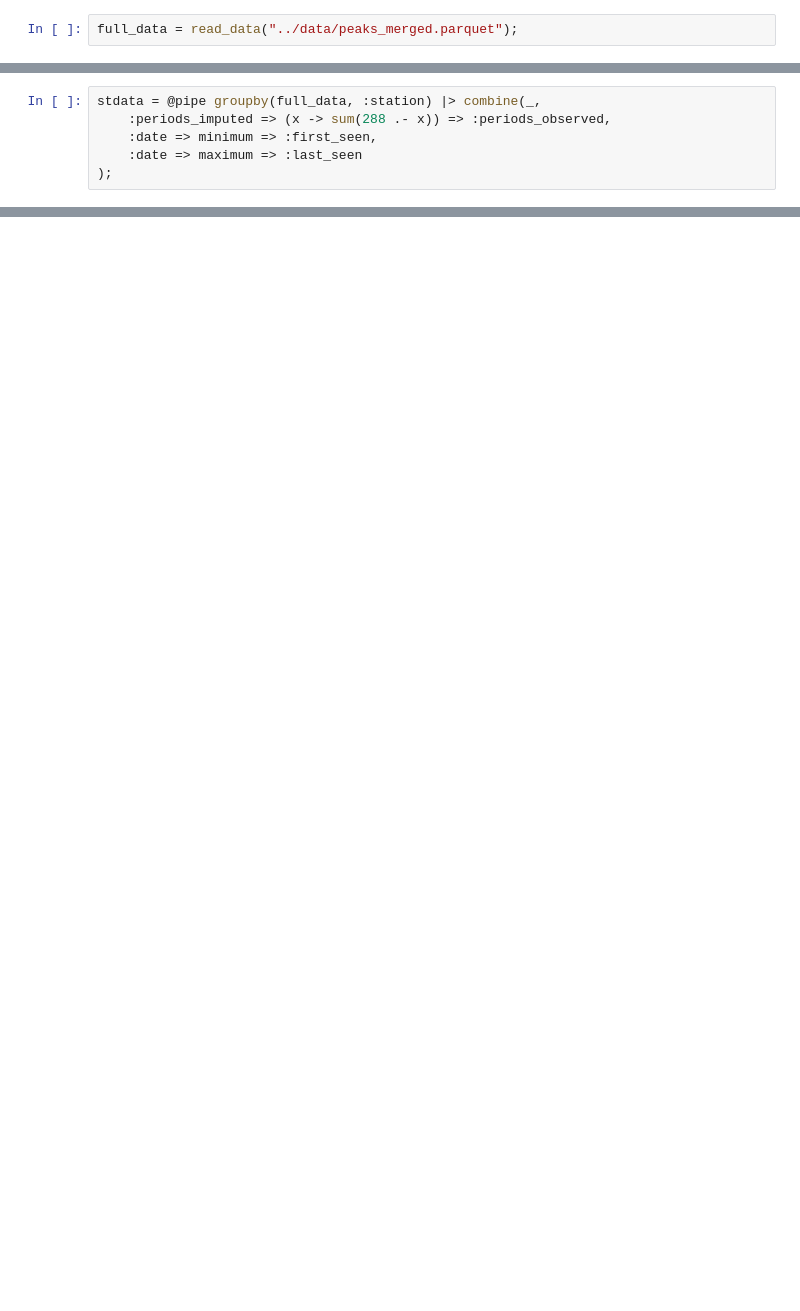
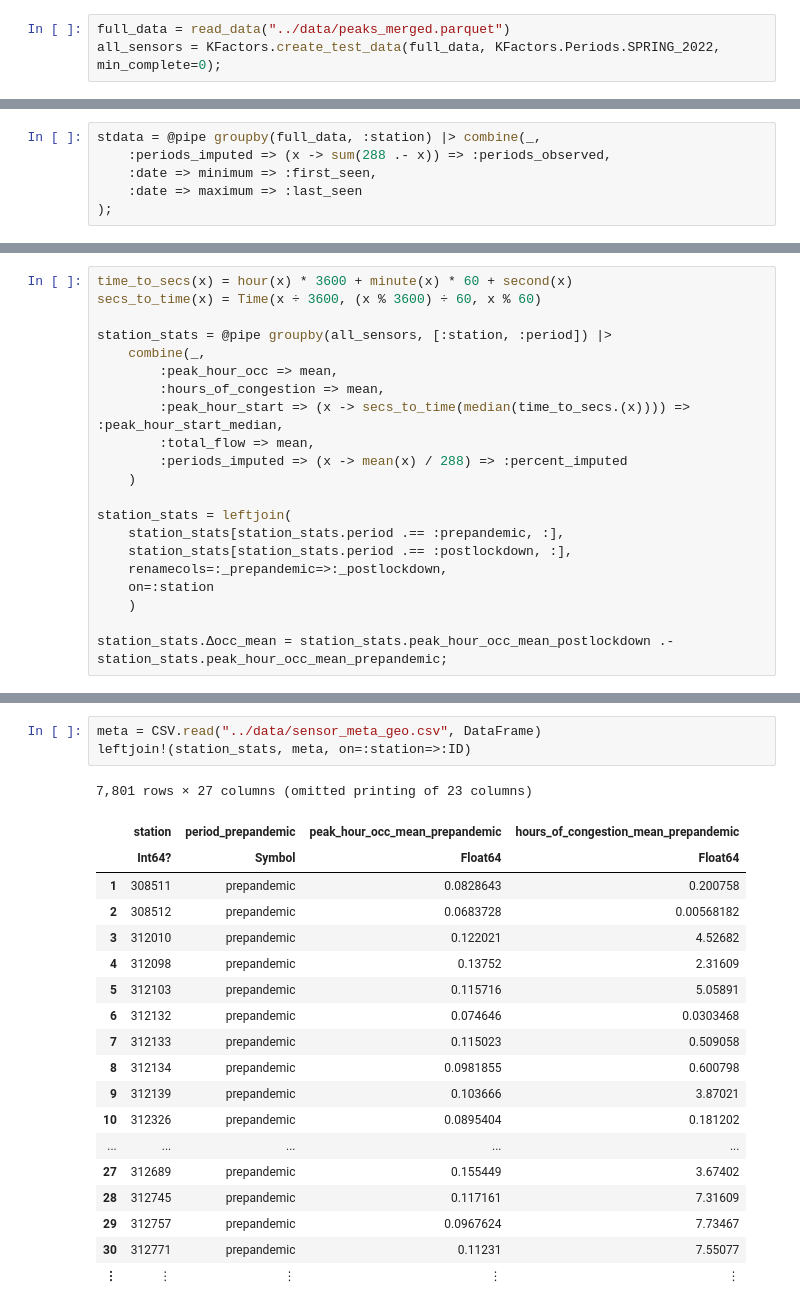
Before and after one commit to mattwigway/peak-spreading, a Jupyter notebook: notebooks/Entirely missing stations.ipynb, the cells around one changed output, grey strips where cells are left out. Drawn from its saved outputs; the diff is of its cells as text; blank space fills up the shorter version.

```diff
--- a/notebooks/Entirely missing stations.ipynb
+++ b/notebooks/Entirely missing stations.ipynb
@@ -3,5 +3,6 @@ using KFactors, Pipe, DataFrames, StatsBase, Dates
 # %%
-full_data = read_data("../data/peaks_merged.parquet");
+full_data = read_data("../data/peaks_merged.parquet")
+all_sensors = KFactors.create_test_data(full_data, KFactors.Periods.SPRING_2022, min_complete=0);
 # %% [output]
 ┌ Info: Removing sensors days with peak-hour occ above 99th percentile (22.90%)
 └ @ KFactors /Users/mwbc/git/peak-spreading/src/computation.jl:67
@@ -62,0 +23,21 @@ unique(Dates.dayname.(unique(full_data.date)))
+# %%
+time_to_secs(x) = hour(x) * 3600 + minute(x) * 60 + second(x)
+secs_to_time(x) = Time(x ÷ 3600, (x % 3600) ÷ 60, x % 60)
+
+station_stats = @pipe groupby(all_sensors, [:station, :period]) |>
+    combine(_,
+        :peak_hour_occ => mean,
+        :hours_of_congestion => mean,
+        :peak_hour_start => (x -> secs_to_time(median(time_to_secs.(x)))) => :peak_hour_start_median,
+        :total_flow => mean,
+        :periods_imputed => (x -> mean(x) / 288) => :percent_imputed
+    )
+
+station_stats = leftjoin(
+    station_stats[station_stats.period .== :prepandemic, :],
+    station_stats[station_stats.period .== :postlockdown, :],
+    renamecols=:_prepandemic=>:_postlockdown,
+    on=:station
+    )
+
+station_stats.Δocc_mean = station_stats.peak_hour_occ_mean_postlockdown .- station_stats.peak_hour_occ_mean_prepandemic;
@@ -62,0 +64,23 @@ unique(Dates.dayname.(unique(full_data.date)))
+# %%
+meta = CSV.read("../data/sensor_meta_geo.csv", DataFrame)
+leftjoin!(station_stats, meta, on=:station=>:ID)
+# %% [output]
+7,801 rows × 27 columns (omitted printing of 23 columns)
+|  | station | period_prepandemic | peak_hour_occ_mean_prepandemic | hours_of_congestion_mean_prepandemic |
+|  | Int64? | Symbol | Float64 | Float64 |
+| 1 | 308511 | prepandemic | 0.0828643 | 0.200758 |
+| 2 | 308512 | prepandemic | 0.0683728 | 0.00568182 |
+| 3 | 312010 | prepandemic | 0.122021 | 4.52682 |
+| 4 | 312098 | prepandemic | 0.13752 | 2.31609 |
+| 5 | 312103 | prepandemic | 0.115716 | 5.05891 |
+| 6 | 312132 | prepandemic | 0.074646 | 0.0303468 |
+| 7 | 312133 | prepandemic | 0.115023 | 0.509058 |
+| 8 | 312134 | prepandemic | 0.0981855 | 0.600798 |
+| 9 | 312139 | prepandemic | 0.103666 | 3.87021 |
+| 10 | 312326 | prepandemic | 0.0895404 | 0.181202 |
+| ... | ... | ... | ... | ... |
+| 27 | 312689 | prepandemic | 0.155449 | 3.67402 |
+| 28 | 312745 | prepandemic | 0.117161 | 7.31609 |
+| 29 | 312757 | prepandemic | 0.0967624 | 7.73467 |
+| 30 | 312771 | prepandemic | 0.11231 | 7.55077 |
+| ⋮ | ⋮ | ⋮ | ⋮ | ⋮ |
```
Also changed, not shown: parts of 32 cells of this notebook.
